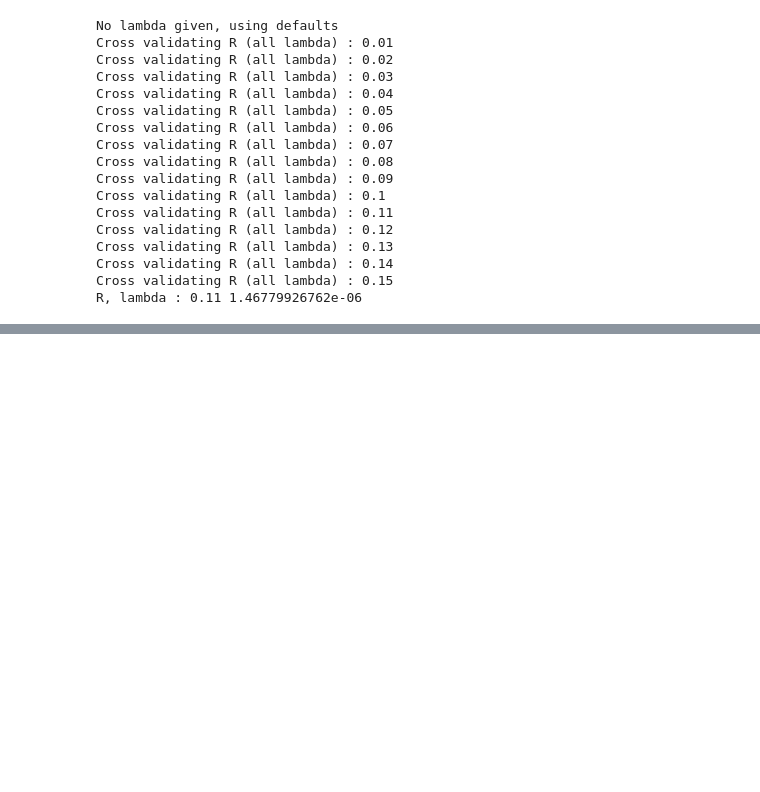
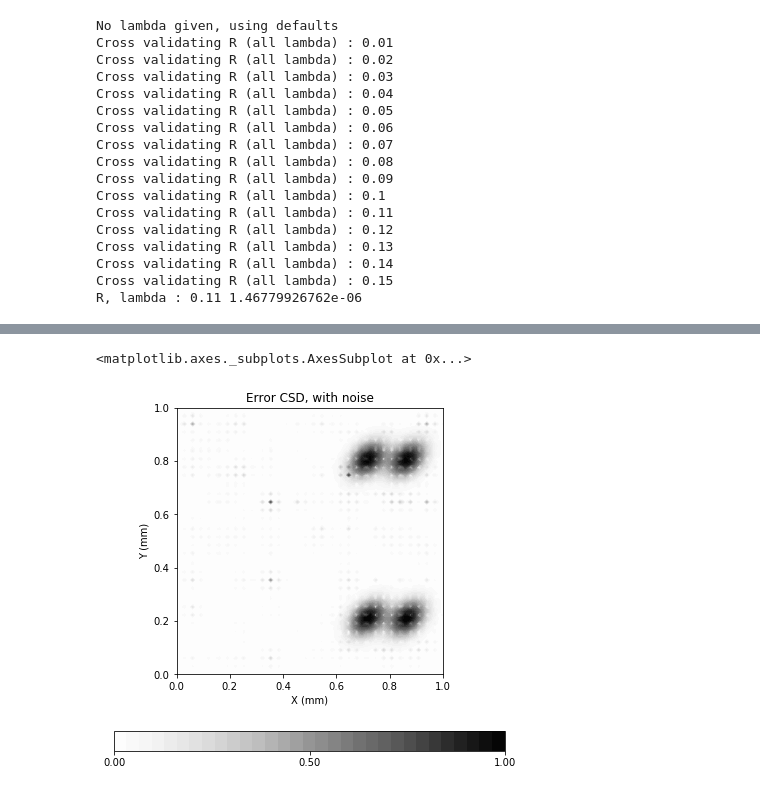
Before and after one commit to Neuroinflab/kCSD-python, a Jupyter notebook: tutorials/tutorial_basic.ipynb, the cells around one changed output, grey strips where cells are left out. Drawn from its saved outputs; the diff is of its cells as text; code cells hidden in the pictures; blank space fills up the shorter version.

```diff
--- a/tutorials/tutorial_basic.ipynb
+++ b/tutorials/tutorial_basic.ipynb
@@ -159,0 +226,9 @@ make_plot(k.estm_x, k.estm_y, est_csd[:, :, 0],
+# %%
+def add_noise(pots, noise_level=0, noise_seed=23):
+    rstate = np.random.RandomState(noise_seed)
+    noise = noise_level*0.01*rstate.normal(np.mean(pots),
+                                           np.std(pots),
+                                           size=(len(pots), 1))
+    return pots + noise.reshape(pots.shape)
+
+pots_noise = add_noise(pots, noise_level=15, noise_seed=23)
@@ -159,0 +239,5 @@ make_plot(k.estm_x, k.estm_y, est_csd[:, :, 0],
+# %%
+k_noise = do_kcsd(ele_pos, pots_noise)
+k_noise.cross_validate(Rs=np.linspace(0.01, 0.15, 15))
+estm_csd_noise = k_noise.values('CSD')
+error_noise = point_errors(true_csd, estm_csd_noise)
@@ -159,0 +266,6 @@ make_plot(k.estm_x, k.estm_y, est_csd[:, :, 0],
+# %%
+make_error_plot(k_noise.estm_x, k_noise.estm_y, error_noise,
+                title='Error CSD, with noise')
+# %% [output]
+<matplotlib.axes._subplots.AxesSubplot at 0x...>
+[figure, added]
```
Also changed, not shown: parts of 40 cells of this notebook.
